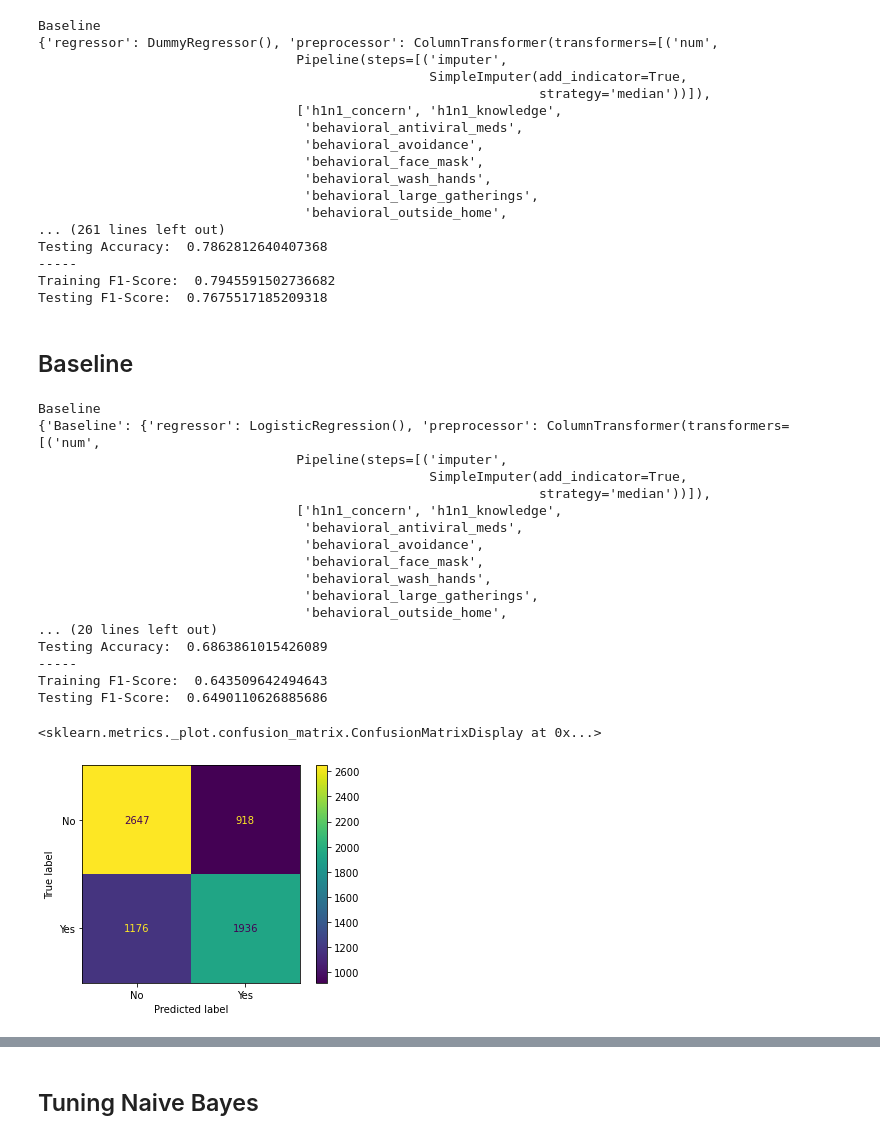
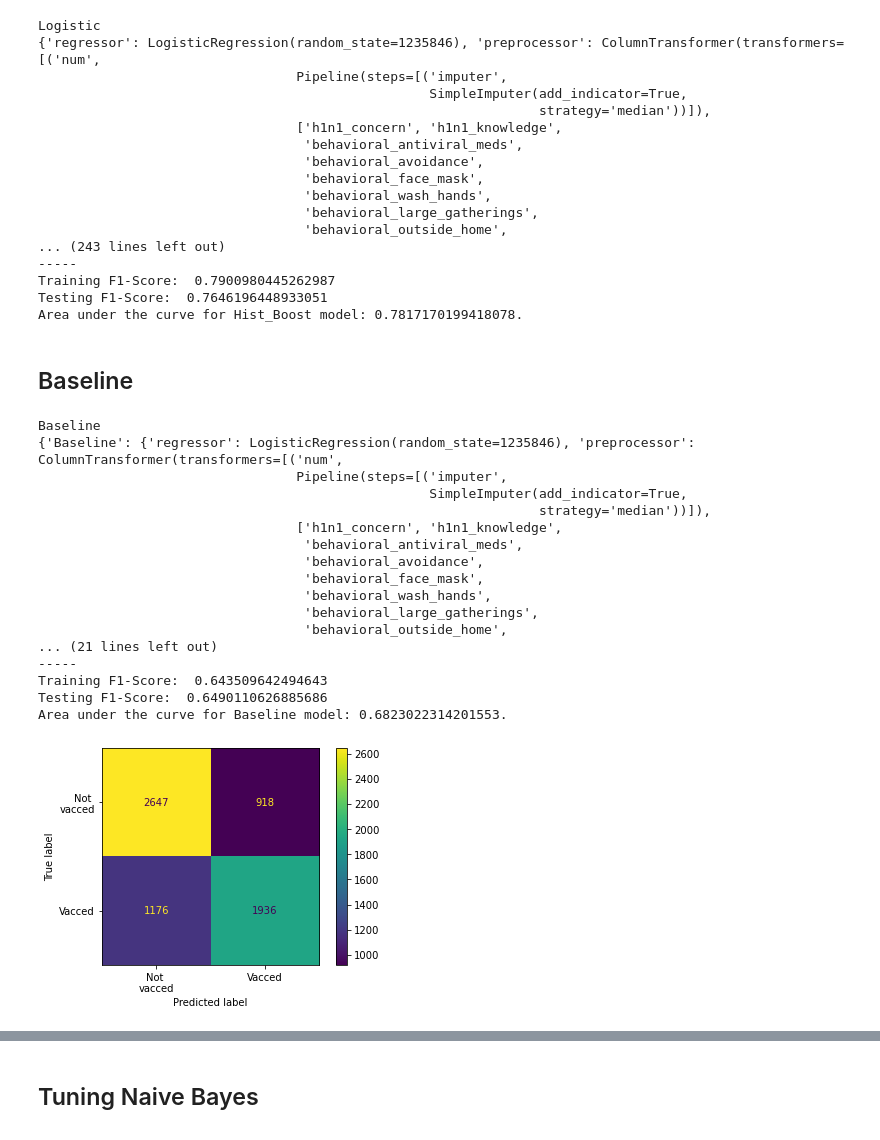
Before and after one commit to moscatena/Seasonal-Flu-Vaccine-Prediction, a Jupyter notebook: Vac_pred_pipelines.ipynb, the cells around one changed output, grey strips where cells are left out. Saved outputs shown, nothing was run; the diff lists cells and outputs as text; code cells hidden in the pictures.

```diff
--- a/Vac_pred_pipelines.ipynb
+++ b/Vac_pred_pipelines.ipynb
@@ -88,48 +88,44 @@ preprocessor = ColumnTransformer(
     ]
 )
 # %%
-models = {'Baseline':
-              {'regressor': DummyRegressor(),
-               'preprocessor': preprocessor},
-          'Logistic':
-              {'regressor': LogisticRegression(),
+models = {'Logistic':
+              {'regressor': LogisticRegression(random_state=RANDOM_SEED),
                'preprocessor': preprocessor},
           'Naive_Bayes':
               {'regressor': GaussianNB(),
                'preprocessor': preprocessor},
           'Decision_Trees':
-              {'regressor': DecisionTreeClassifier(),
+              {'regressor': DecisionTreeClassifier(random_state=RANDOM_SEED),
                'preprocessor': preprocessor},
           'KNN':
               {'regressor': KNeighborsClassifier(),
                'preprocessor': preprocessor},
           'Random_Forest':
-              {'regressor': RandomForestClassifier(),
+              {'regressor': RandomForestClassifier(random_state=RANDOM_SEED),
                'preprocessor': preprocessor},
           'G_Boost':
-              {'regressor': GradientBoostingClassifier(),
+              {'regressor': GradientBoostingClassifier(random_state=RANDOM_SEED),
                'preprocessor': preprocessor},
           'Hist_Boost':
-              {'regressor': HistGradientBoostingClassifier(),
+              {'regressor': HistGradientBoostingClassifier(random_state=RANDOM_SEED),
                'preprocessor': preprocessor}
               }
 # %%
-count = 0
 precision_dict = {}
 accuracy_dict = {}
+auc_dict = {}
 for name, model in models.items():
     print(name)
     X_train_processed = model['preprocessor'].fit_transform(X_train)
     X_test_processed = model['preprocessor'].transform(X_test)
     model['fit_regressor'] = model['regressor'].fit(X_train_processed, y_train.seasonal_vaccine)
-    # model['output'] = model['fit_regressor'].score(X_test_processed, y_test.seasonal_vaccine)
     print(model)
-    if count > 0:
-        precision_dict[name], accuracy_dict[name] = model_predictions(model['fit_regressor'], X_train_processed, y_train.seasonal_vaccine, X_test_processed, y_test.seasonal_vaccine)
-    count += 1
+    precision_dict[name], accuracy_dict[name], y_hat_test = model_predictions(model['fit_regressor'], X_train_processed, y_train.seasonal_vaccine, X_test_processed, y_test.seasonal_vaccine)
+    auc_dict[name] = roc_auc_score(y_test.seasonal_vaccine, y_hat_test)
+    print(f'Area under the curve for {name} model: {auc_dict[name]}.')
 # %% [output]
-Baseline
-{'regressor': DummyRegressor(), 'preprocessor': ColumnTransformer(transformers=[('num',
+Logistic
+{'regressor': LogisticRegression(random_state=1235846), 'preprocessor': ColumnTransformer(transformers=[('num',
                                  Pipeline(steps=[('imputer',
                                                   SimpleImputer(add_indicator=True,
                                                                 strategy='median'))]),
@@ -140,11 +136,11 @@ Baseline
                                   'behavioral_wash_hands',
                                   'behavioral_large_gatherings',
                                   'behavioral_outside_home',
-... (261 lines left out)
-Testing Accuracy:  0.7862812640407368
+... (243 lines left out)
 -----
-Training F1-Score:  0.7945591502736682
-Testing F1-Score:  0.7675517185209318
+Training F1-Score:  0.7900980445262987
+Testing F1-Score:  0.7646196448933051
+Area under the curve for Hist_Boost model: 0.7817170199418078.
 # %% [markdown]
 ## Baseline
 # %%
@@ -156,35 +154,36 @@ base_X_test.drop(base_X_test.columns.difference(['opinion_seas_risk']), 1, inpla
 # %%
 model_baseline = {'Baseline':
-              {'regressor': LogisticRegression(),
+              {'regressor': LogisticRegression(random_state=RANDOM_SEED),
                'preprocessor': preprocessor}}
 
-print(list(model_baseline.keys())[0])
-base_X_train.fillna(value=2, inplace=True)
-base_X_test.fillna(value=2, inplace=True)
-model_baseline['Baseline']['fit_regressor'] = model_baseline['Baseline']['regressor'].fit(base_X_train, y_train.seasonal_vaccine)
+model = 'Baseline'
+print(model)
+model_baseline[model]['fit_regressor'] = model_baseline[model]['regressor'].fit(base_X_train, y_train.seasonal_vaccine)
 print(model_baseline)
-precision_dict['Baseline'], accuracy_dict['Baseline'] = model_predictions(model_baseline['Baseline']['fit_regressor'], base_X_train, y_train.seasonal_vaccine, base_X_test, y_test.seasonal_vaccine)
+precision_dict[model], accuracy_dict[model], y_hat_test = model_predictions(model_baseline[model]['fit_regressor'], base_X_train, y_train.seasonal_vaccine, base_X_test, y_test.seasonal_vaccine)
 
-y_hat_test_baseline = model_baseline['Baseline']['fit_regressor'].predict(base_X_test)
-cm_baseline = confusion_matrix(y_test.seasonal_vaccine, y_hat_test_baseline)
-ConfusionMatrixDisplay(cm_baseline, display_labels=['No', 'Yes']).plot()
+auc_dict[model] = roc_auc_score(y_test.seasonal_vaccine, y_hat_test)
+auc_baseline = auc_dict[model]
+print(f'Area under the curve for {model} model: {auc_baseline}.')
+
+cm_baseline = confusion_matrix(y_test.seasonal_vaccine, y_hat_test)
+ConfusionMatrixDisplay(cm_baseline, display_labels=['Not \nvacced', 'Vacced']).plot();
 # %% [output]
 Baseline
-{'Baseline': {'regressor': LogisticRegression(), 'preprocessor': ColumnTransformer(transformers=[('num',
+{'Baseline': {'regressor': LogisticRegression(random_state=1235846), 'preprocessor': ColumnTransformer(transformers=[('num',
                                  Pipeline(steps=[('imputer',
                                                   SimpleImputer(add_indicator=True,
                                                                 strategy='median'))]),
                                  ['h1n1_concern', 'h1n1_knowledge',
                                   'behavioral_antiviral_meds',
                                   'behavioral_avoidance',
                                   'behavioral_face_mask',
                                   'behavioral_wash_hands',
                                   'behavioral_large_gatherings',
                                   'behavioral_outside_home',
-... (20 lines left out)
-Testing Accuracy:  0.6863861015426089
+... (21 lines left out)
 -----
 Training F1-Score:  0.643509642494643
 Testing F1-Score:  0.6490110626885686
+Area under the curve for Baseline model: 0.6823022314201553.
-<sklearn.metrics._plot.confusion_matrix.ConfusionMatrixDisplay at 0x...>
-[figure, old version]
+[figure, new version]
```
Also changed, not shown: parts of 42 cells of this notebook.
